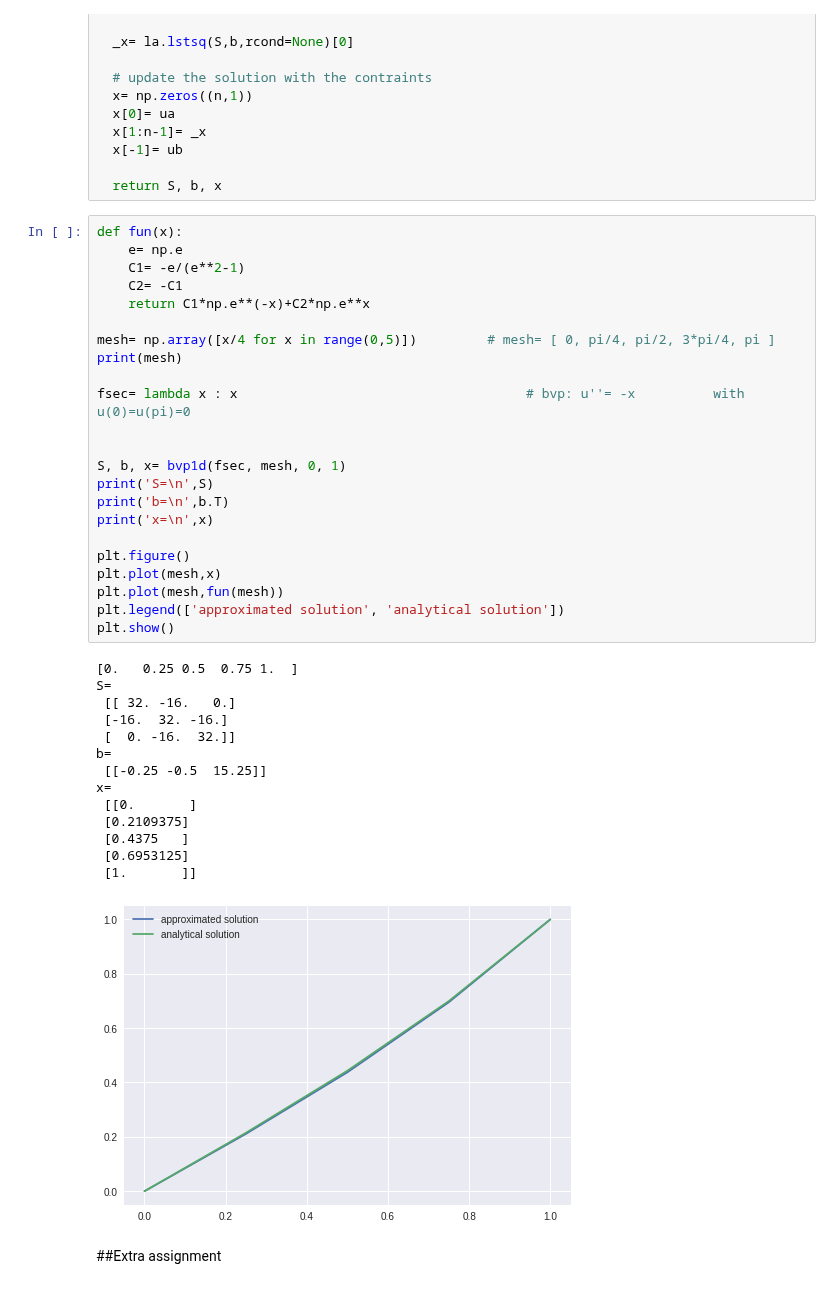
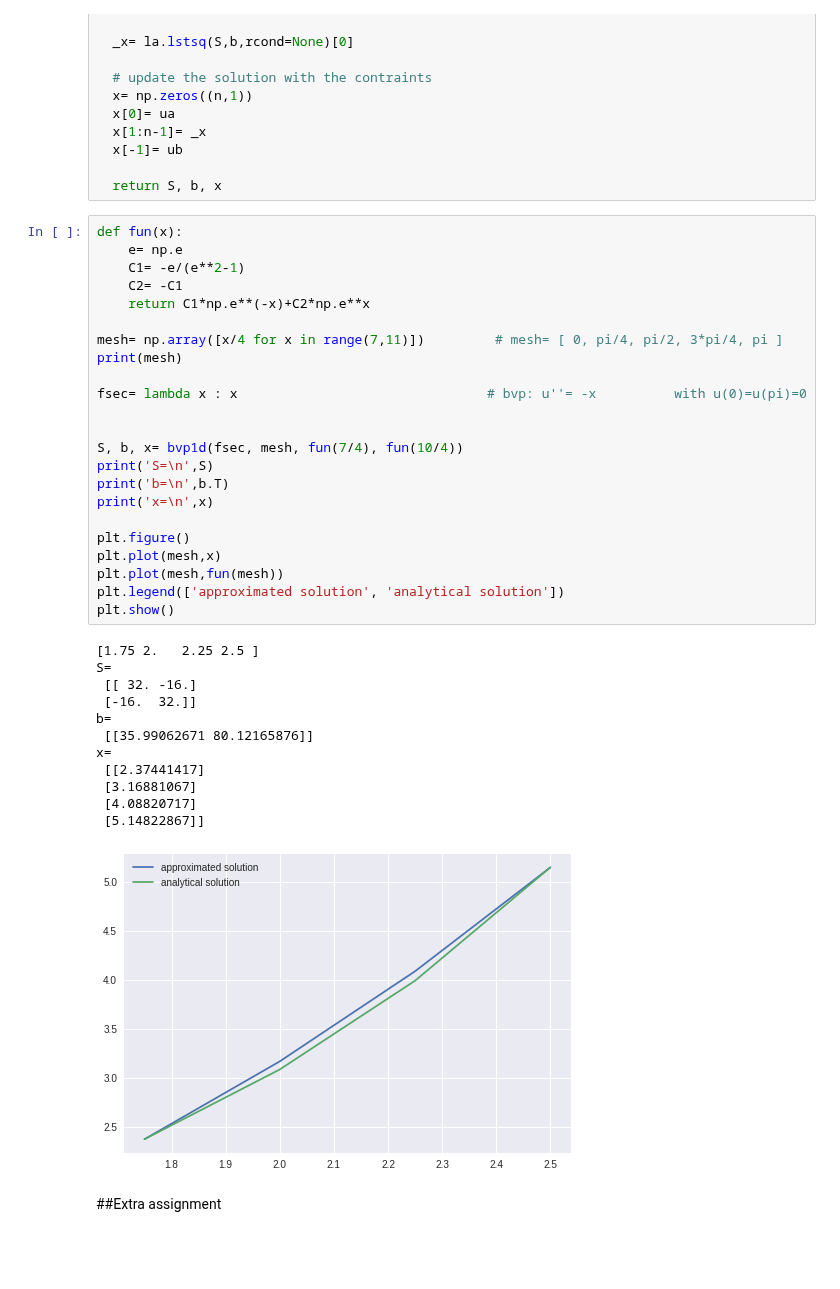
Before and after one commit to johanhoffman/DD2363-VT19, a Jupyter notebook: Lab-6/bozzato_lab6.ipynb, the cells around one changed output. Cells and saved outputs as stored; diff of their text form; blank space fills up the shorter version.

```diff
--- a/Lab-6/bozzato_lab6.ipynb
+++ b/Lab-6/bozzato_lab6.ipynb
@@ -100,41 +100,39 @@ def bvp1d(fun, mesh, ua, ub):
 # %%
 def fun(x):
 	e= np.e
 	C1= -e/(e**2-1)
 	C2= -C1
 	return C1*np.e**(-x)+C2*np.e**x
 
-mesh= np.array([x/4 for x in range(0,5)])         # mesh= [ 0, pi/4, pi/2, 3*pi/4, pi ]
+mesh= np.array([x/4 for x in range(7,11)])         # mesh= [ 0, pi/4, pi/2, 3*pi/4, pi ]
 print(mesh)
 
-fsec= lambda x : x                                     # bvp: u''= -x          with u(0)=u(pi)=0
+fsec= lambda x : x                                # bvp: u''= -x          with u(0)=u(pi)=0
 
 
-S, b, x= bvp1d(fsec, mesh, 0, 1)
+S, b, x= bvp1d(fsec, mesh, fun(7/4), fun(10/4))
 print('S=\n',S)
 print('b=\n',b.T)
 print('x=\n',x)
 
 plt.figure()
 plt.plot(mesh,x)
 plt.plot(mesh,fun(mesh))
 plt.legend(['approximated solution', 'analytical solution'])
 plt.show()
 # %% [output]
-[0.   0.25 0.5  0.75 1.  ]
+[1.75 2.   2.25 2.5 ]
 S=
- [[ 32. -16.   0.]
- [-16.  32. -16.]
- [  0. -16.  32.]]
+ [[ 32. -16.]
+ [-16.  32.]]
 b=
- [[-0.25 -0.5  15.25]]
+ [[35.99062671 80.12165876]]
 x=
- [[0.       ]
- [0.2109375]
- [0.4375   ]
- [0.6953125]
- [1.       ]]
+ [[2.37441417]
+ [3.16881067]
+ [4.08820717]
+ [5.14822867]]
-[figure, old version]
+[figure, new version]
 # %% [markdown]
 ##Extra assignment
 # %% [markdown]
```
Also changed, not shown: parts of 2 cells of this notebook.
